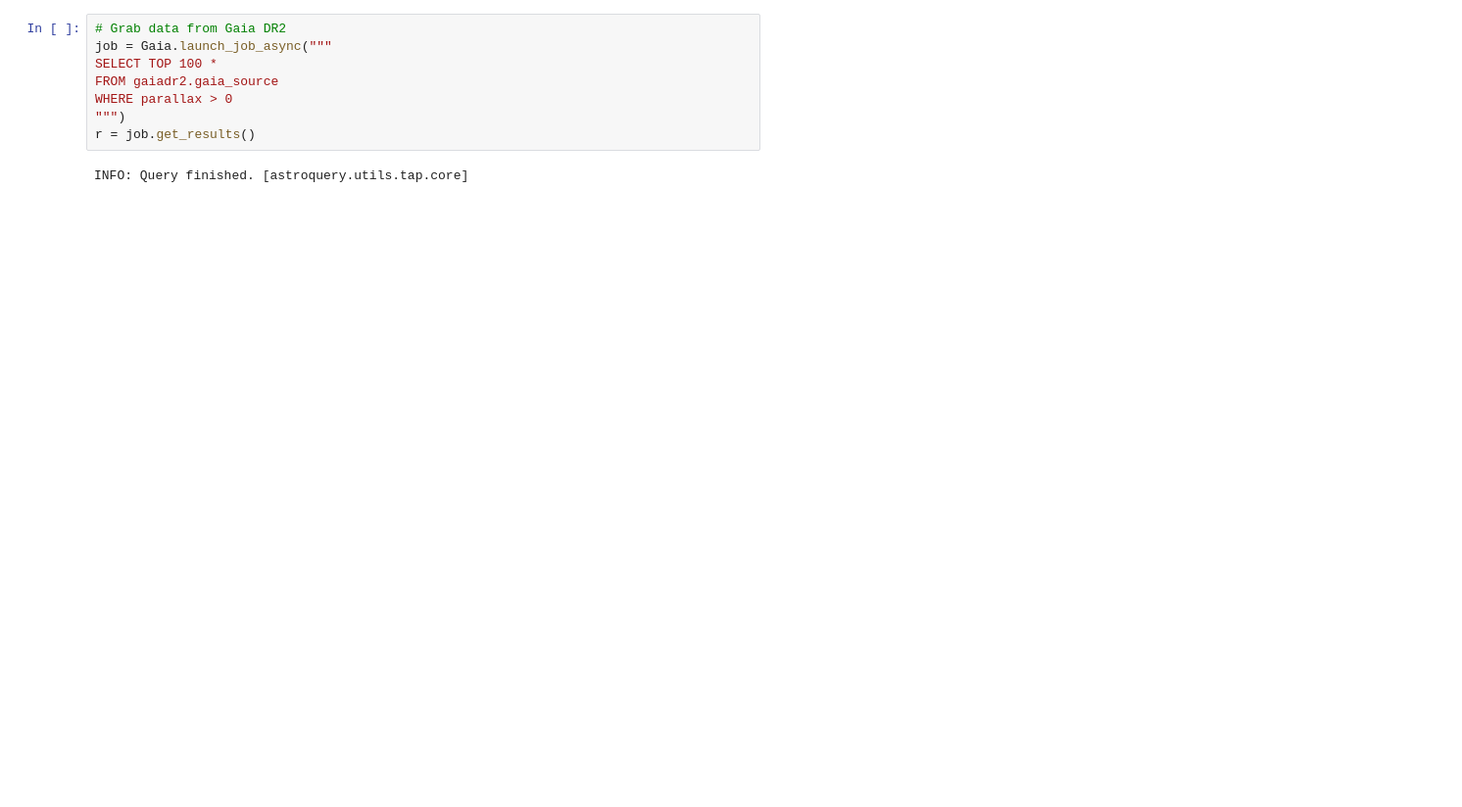
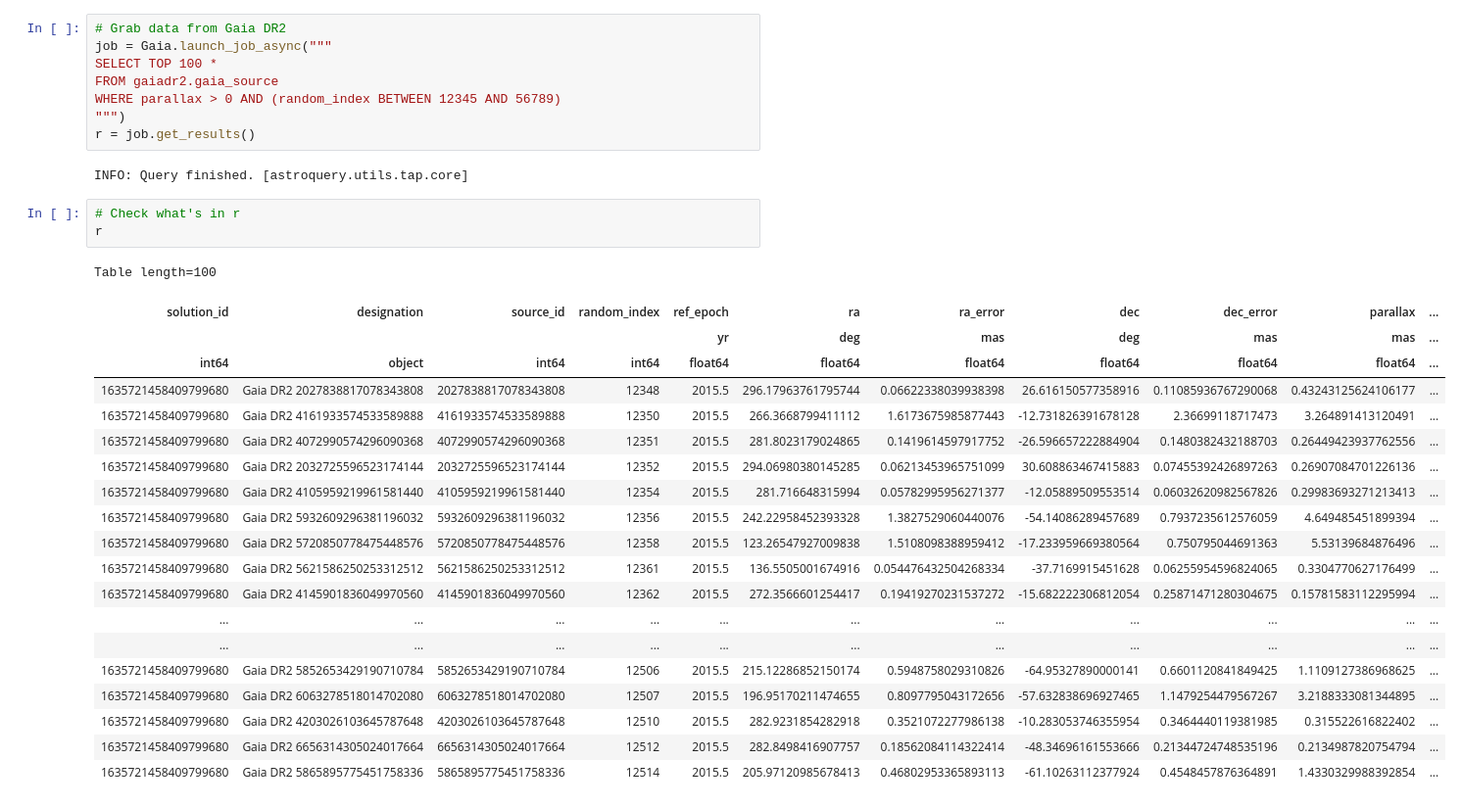
Before and after one commit to Alisyaifudin/estimating-distance, a Jupyter notebook: EstimatingDistance-Single.ipynb, the cells around one changed output. Shown: that part at 98% size. Drawn from its saved outputs; the diff is of its cells as text; blank space fills up the shorter version.

```diff
--- a/EstimatingDistance-Single.ipynb
+++ b/EstimatingDistance-Single.ipynb
@@ -42,10 +84,34 @@ class ExponentiallyDecreasing:
 job = Gaia.launch_job_async("""
 SELECT TOP 100 *
 FROM gaiadr2.gaia_source
-WHERE parallax > 0
+WHERE parallax > 0 AND (random_index BETWEEN 12345 AND 56789)
 """)
 r = job.get_results()
 # %% [output]
 INFO: Query finished. [astroquery.utils.tap.core]
+# %%
+# Check what's in r
+r
+# %% [output]
+Table length=100
+| solution_id | designation | source_id | random_index | ref_epoch | ra | ra_error | dec | dec_error | parallax | ... |
+|  |  |  |  | yr | deg | mas | deg | mas | mas | ... |
+| int64 | object | int64 | int64 | float64 | float64 | float64 | float64 | float64 | float64 | ... |
+| 1635721458409799680 | Gaia DR2 2027838817078343808 | 2027838817078343808 | 12348 | 2015.5 | 296.17963761795744 | 0.06622338039938398 | 26.616150577358916 | 0.11085936767290068 | 0.43243125624106177 | ... |
+| 1635721458409799680 | Gaia DR2 4161933574533589888 | 4161933574533589888 | 12350 | 2015.5 | 266.3668799411112 | 1.6173675985877443 | -12.731826391678128 | 2.36699118717473 | 3.264891413120491 | ... |
+| 1635721458409799680 | Gaia DR2 4072990574296090368 | 4072990574296090368 | 12351 | 2015.5 | 281.8023179024865 | 0.1419614597917752 | -26.596657222884904 | 0.1480382432188703 | 0.26449423937762556 | ... |
+| 1635721458409799680 | Gaia DR2 2032725596523174144 | 2032725596523174144 | 12352 | 2015.5 | 294.06980380145285 | 0.06213453965751099 | 30.608863467415883 | 0.07455392426897263 | 0.26907084701226136 | ... |
+| 1635721458409799680 | Gaia DR2 4105959219961581440 | 4105959219961581440 | 12354 | 2015.5 | 281.716648315994 | 0.05782995956271377 | -12.05889509553514 | 0.06032620982567826 | 0.29983693271213413 | ... |
+| 1635721458409799680 | Gaia DR2 5932609296381196032 | 5932609296381196032 | 12356 | 2015.5 | 242.22958452393328 | 1.3827529060440076 | -54.14086289457689 | 0.7937235612576059 | 4.649485451899394 | ... |
+| 1635721458409799680 | Gaia DR2 5720850778475448576 | 5720850778475448576 | 12358 | 2015.5 | 123.26547927009838 | 1.5108098388959412 | -17.233959669380564 | 0.750795044691363 | 5.53139684876496 | ... |
+| 1635721458409799680 | Gaia DR2 5621586250253312512 | 5621586250253312512 | 12361 | 2015.5 | 136.5505001674916 | 0.054476432504268334 | -37.7169915451628 | 0.06255954596824065 | 0.3304770627176499 | ... |
+| 1635721458409799680 | Gaia DR2 4145901836049970560 | 4145901836049970560 | 12362 | 2015.5 | 272.3566601254417 | 0.19419270231537272 | -15.682222306812054 | 0.25871471280304675 | 0.15781583112295994 | ... |
+| ... | ... | ... | ... | ... | ... | ... | ... | ... | ... | ... |
+| ... | ... | ... | ... | ... | ... | ... | ... | ... | ... | ... |
+| 1635721458409799680 | Gaia DR2 5852653429190710784 | 5852653429190710784 | 12506 | 2015.5 | 215.12286852150174 | 0.5948758029310826 | -64.95327890000141 | 0.6601120841849425 | 1.1109127386968625 | ... |
+| 1635721458409799680 | Gaia DR2 6063278518014702080 | 6063278518014702080 | 12507 | 2015.5 | 196.95170211474655 | 0.8097795043172656 | -57.632838696927465 | 1.1479254479567267 | 3.2188333081344895 | ... |
+| 1635721458409799680 | Gaia DR2 4203026103645787648 | 4203026103645787648 | 12510 | 2015.5 | 282.9231854282918 | 0.3521072277986138 | -10.283053746355954 | 0.3464440119381985 | 0.315522616822402 | ... |
+| 1635721458409799680 | Gaia DR2 6656314305024017664 | 6656314305024017664 | 12512 | 2015.5 | 282.8498416907757 | 0.18562084114322414 | -48.34696161553666 | 0.21344724748535196 | 0.2134987820754794 | ... |
+| 1635721458409799680 | Gaia DR2 5865895775451758336 | 5865895775451758336 | 12514 | 2015.5 | 205.97120985678413 | 0.46802953365893113 | -61.10263112377924 | 0.4548457876364891 | 1.4330329988392854 | ... |
 # %%
 # Init Data, just change the index as you like
```
Also changed, not shown: parts of 5 cells of this notebook, 2 other files.
